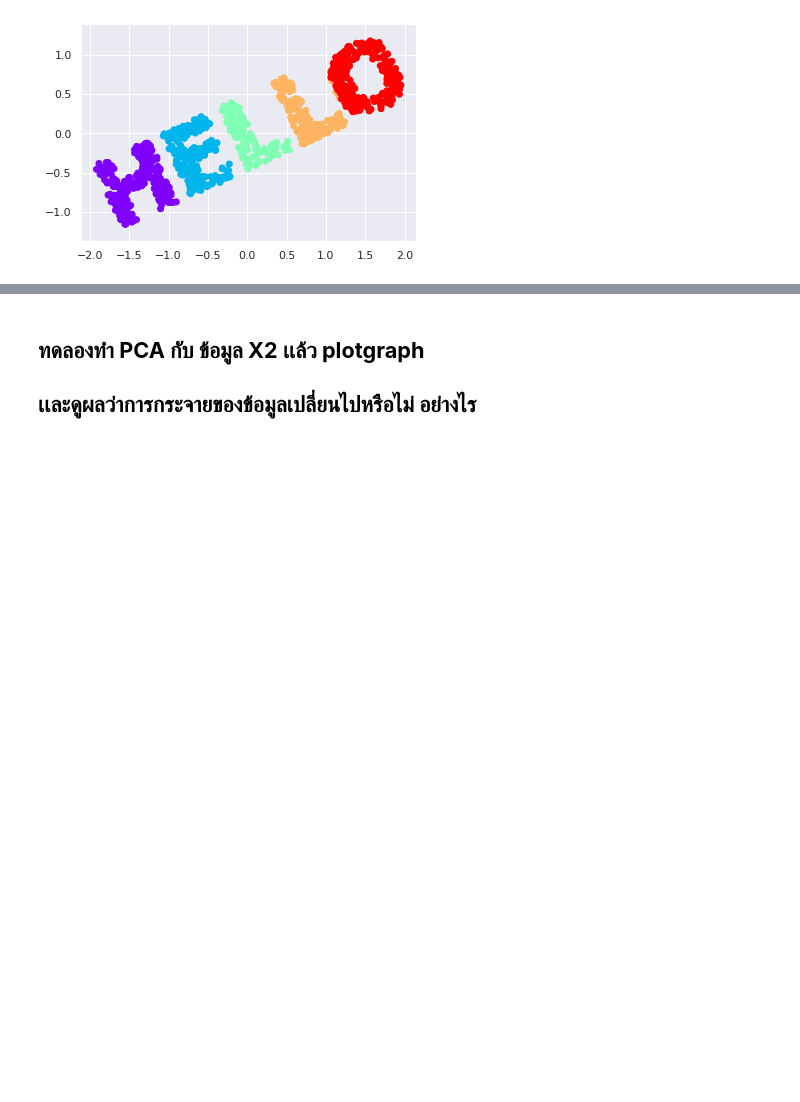
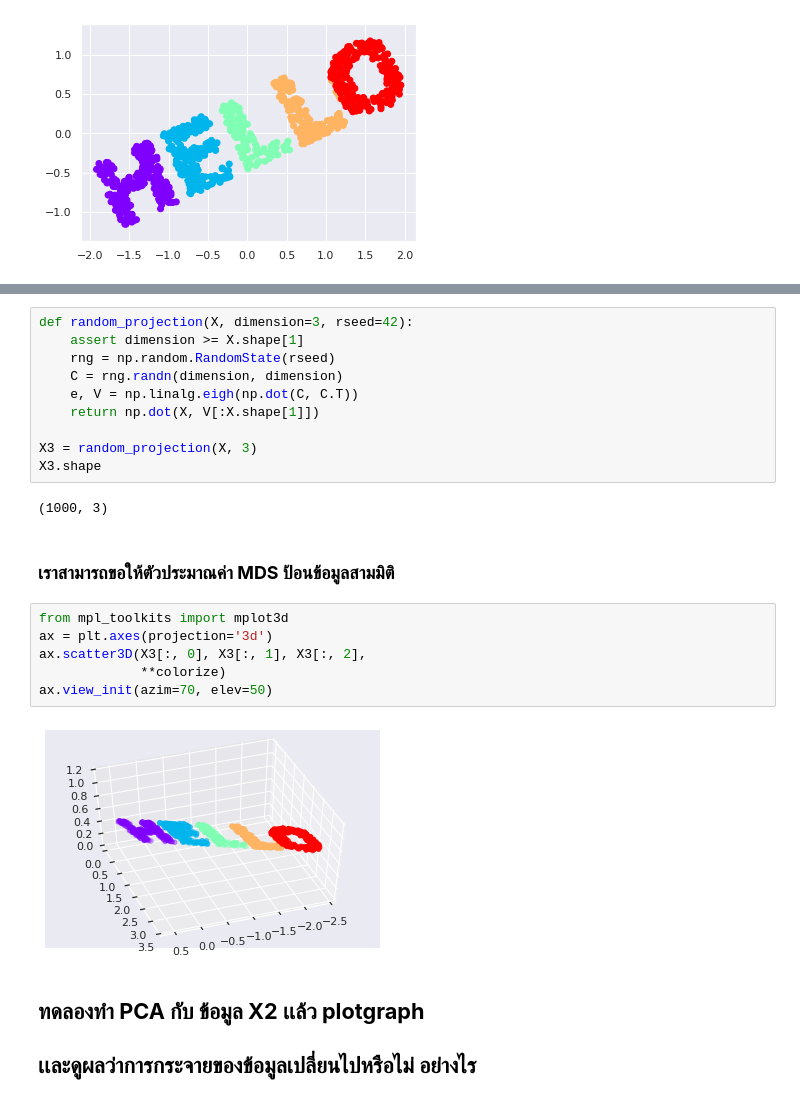
Before and after one commit to Jaomiew/Multivariate, a Jupyter notebook: MDS.ipynb, the cells around one changed output, grey strips where cells are left out. Cells and saved outputs as stored; diff of their text form; blank space fills up the shorter version.

```diff
--- a/MDS.ipynb
+++ b/MDS.ipynb
@@ -300,3 +300,25 @@ plt.axis('equal');
+# %%
+def random_projection(X, dimension=3, rseed=42):
+    assert dimension >= X.shape[1]
+    rng = np.random.RandomState(rseed)
+    C = rng.randn(dimension, dimension)
+    e, V = np.linalg.eigh(np.dot(C, C.T))
+    return np.dot(X, V[:X.shape[1]])
+
+X3 = random_projection(X, 3)
+X3.shape
+# %% [output]
+(1000, 3)
+# %% [markdown]
+### **เราสามารถขอให้ตัวประมาณค่า MDS ป้อนข้อมูลสามมิติ**
+# %%
+from mpl_toolkits import mplot3d
+ax = plt.axes(projection='3d')
+ax.scatter3D(X3[:, 0], X3[:, 1], X3[:, 2],
+             **colorize)
+ax.view_init(azim=70, elev=50)
+# %% [output]
+[figure, added]
 # %% [markdown]
 ## **ทดลองทำ PCA กับ ข้อมูล X2 เเล้ว plotgraph**
 ## **เเละดูผลว่าการกระจายของข้อมูลเปลี่ยนไปหรือไม่ อย่างไร**
```
Also changed, not shown: parts of 7 cells of this notebook.
